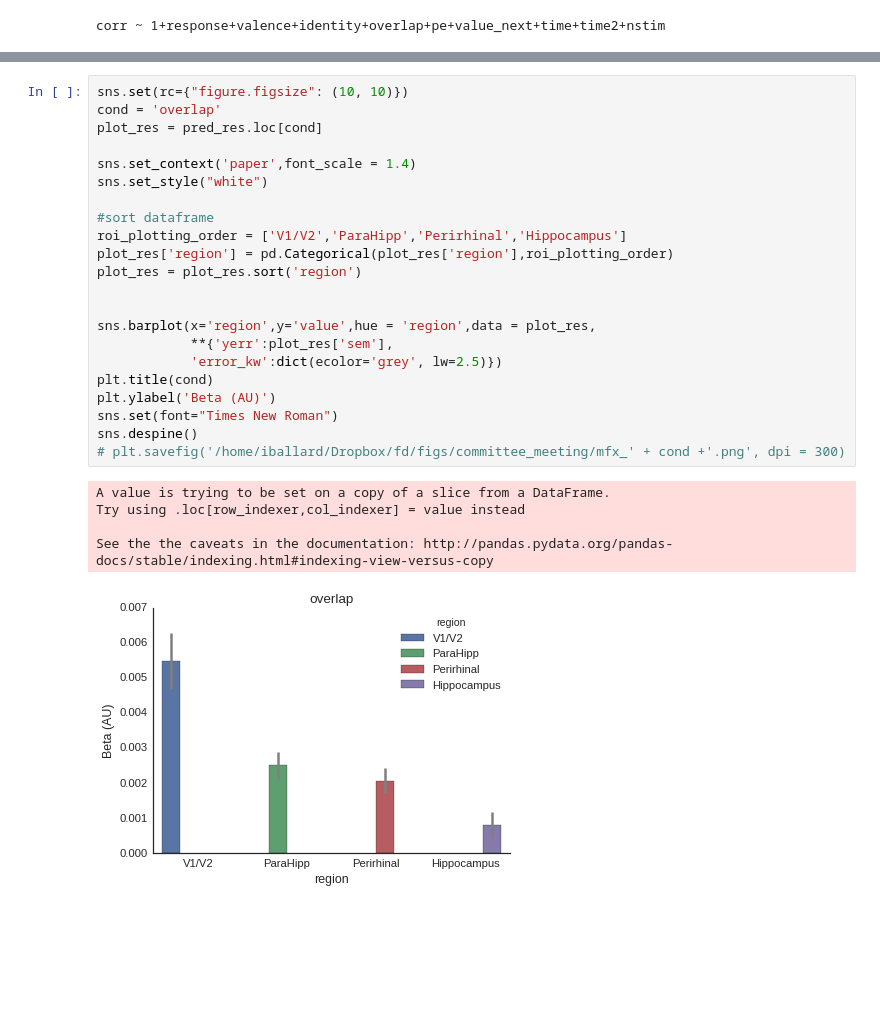
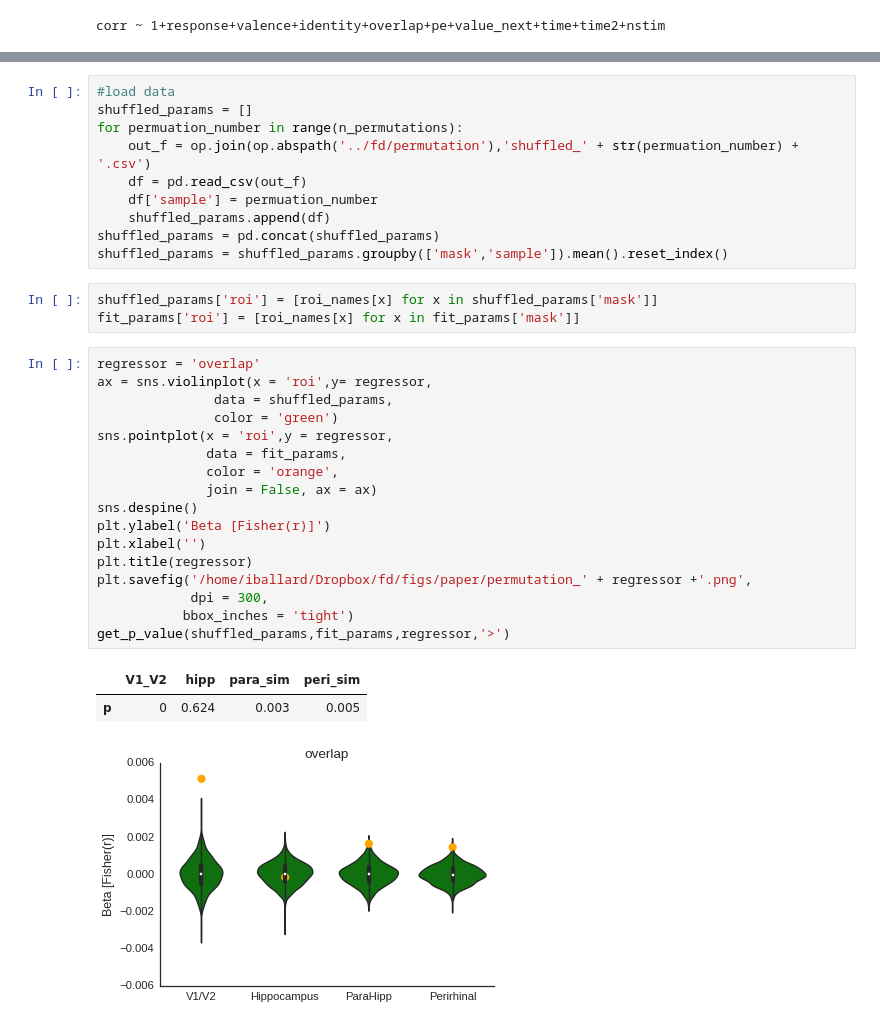
Before and after one commit to iancballard/fd_fmri, a Jupyter notebook: RSA_analysis.ipynb, the cells around one changed output, grey strips where cells are left out. Cells and saved outputs as stored; diff of their text form; blank space fills up the shorter version.

```diff
--- a/RSA_analysis.ipynb
+++ b/RSA_analysis.ipynb
@@ -471,28 +456,34 @@ pred_res = res.set_index('predictor')
-# %%
-sns.set(rc={"figure.figsize": (10, 10)})
-cond = 'overlap'
-plot_res = pred_res.loc[cond]
-
-sns.set_context('paper',font_scale = 1.4)
-sns.set_style("white")
-
-#sort dataframe
-roi_plotting_order = ['V1/V2','ParaHipp','Perirhinal','Hippocampus']
-plot_res['region'] = pd.Categorical(plot_res['region'],roi_plotting_order)
-plot_res = plot_res.sort('region')
-
-
-sns.barplot(x='region',y='value',hue = 'region',data = plot_res,
-            **{'yerr':plot_res['sem'],
-            'error_kw':dict(ecolor='grey', lw=2.5)})
-plt.title(cond)
-plt.ylabel('Beta (AU)')
-sns.set(font="Times New Roman")
-sns.despine()
-# plt.savefig('/home/iballard/Dropbox/fd/figs/committee_meeting/mfx_' + cond +'.png', dpi = 300)
-# %% [output]
-A value is trying to be set on a copy of a slice from a DataFrame.
-Try using .loc[row_indexer,col_indexer] = value instead
-
-See the the caveats in the documentation: http://pandas.pydata.org/pandas-docs/stable/indexing.html#indexing-view-versus-copy
-[figure, removed]
+# %%
+#load data
+shuffled_params = []
+for permuation_number in range(n_permutations):
+    out_f = op.join(op.abspath('../fd/permutation'),'shuffled_' + str(permuation_number) + '.csv')
+    df = pd.read_csv(out_f)
+    df['sample'] = permuation_number
+    shuffled_params.append(df)
+shuffled_params = pd.concat(shuffled_params)
+shuffled_params = shuffled_params.groupby(['mask','sample']).mean().reset_index()
+# %%
+shuffled_params['roi'] = [roi_names[x] for x in shuffled_params['mask']]
+fit_params['roi'] = [roi_names[x] for x in fit_params['mask']]
+# %%
+regressor = 'overlap'
+ax = sns.violinplot(x = 'roi',y= regressor,
+               data = shuffled_params,
+               color = 'green')
+sns.pointplot(x = 'roi',y = regressor,
+              data = fit_params,
+              color = 'orange',
+              join = False, ax = ax)
+sns.despine()
+plt.ylabel('Beta [Fisher(r)]')
+plt.xlabel('')
+plt.title(regressor)
+plt.savefig('/home/iballard/Dropbox/fd/figs/paper/permutation_' + regressor +'.png',
+            dpi = 300,
+           bbox_inches = 'tight')
+get_p_value(shuffled_params,fit_params,regressor,'>')
+# %% [output]
+|  | V1_V2 | hipp | para_sim | peri_sim |
+| p | 0 | 0.624 | 0.003 | 0.005 |
+[figure, added]
```
Also changed, not shown: parts of 22 cells of this notebook.
